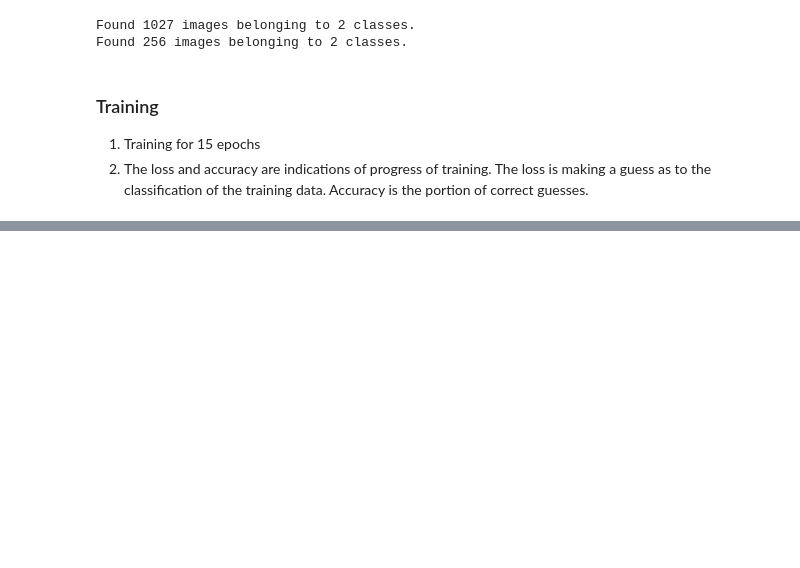
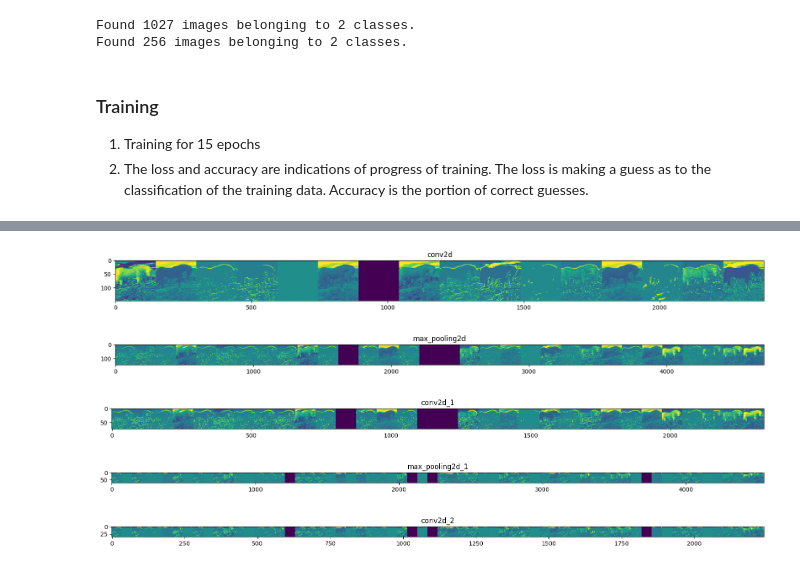
Before and after one commit to ashishbhatti/data-science-portfolio, a Jupyter notebook: nn-from-scratch-python/machine-learning-foundations-google-developers/Lab5.ipynb, the cells around one changed output, grey strips where cells are left out. Saved outputs shown, nothing was run; the diff lists cells and outputs as text; code cells hidden in the pictures; blank space fills up the shorter version.

```diff
--- a/nn-from-scratch-python/machine-learning-foundations-google-developers/Lab5.ipynb
+++ b/nn-from-scratch-python/machine-learning-foundations-google-developers/Lab5.ipynb
@@ -149,7 +149,7 @@ from tensorflow.keras.optimizers import RMSprop
 model.compile(
     loss='binary_crossentropy',
     optimizer=RMSprop(lr=0.001),
-    metrics=['qccuracy']
+    metrics=['accuracy']
 )
 # %% [output]
 WARNING:absl:`lr` is deprecated in Keras optimizer, please use `learning_rate` or use the legacy optimizer, e.g.,tf.keras.optimizers.legacy.RMSprop.
@@ -205,11 +205,11 @@ Found 256 images belonging to 2 classes.
 # Training
 history = model.fit(
     train_generator,
+    validation_data=validation_generator,
     epochs=15,
-    validation_data=validation_generator,
     steps_per_epoch=8,
     validation_steps=8,
-    verbose=2
+    verbose=1
 )
 # %% [output]
 Epoch 1/15
@@ -221,0 +285,62 @@ import
+# %%
+import numpy as np
+import random
+from tensorflow.keras.preprocessing.image import img_to_array, load_img
+
+# Let's define a new model that will take an image as input,
+# and will output intermediate representation for all the layers
+# in the previous model after the first
+
+successive_outputs = [layer.output for layer in model.layers[1:]]
+# print(successive_outputs)
+
+# visualization_model = Model(img_input, successive_outputs)
+visualization_model = tf.keras.models.Model(
+    inputs=model.input,
+    outputs=successive_outputs
+)
+
+# Lets prepare a random input image from the training set
+horse_img_files = [os.path.join(train_horse_dir, f) for f in train_horse_names]
+human_img_files = [os.path.join(train_human_dir, f) for f in train_human_names]
+img_path = random.choice(horse_img_files + human_img_files)
+
+
+img = load_img(img_path, target_size=(300,300))
+x = img_to_array(img)   # Numpy array with shape 300,300,2
+# x.shape
+x = x.reshape((1,)+x.shape)     # Numpy array with shape (1,300,300,3)
+x /= 255                        # Rescale
+
+
+# Running the image through the network, to obtain intermediate representation
+successive_feature_maps = visualization_model.predict(x)
+
+# Extracting names of layers to have them as part of our plot
+layer_names = [layer.name for layer in model.layers]
+
+
+# Displaying the representations
+for layer_name, feature_map in zip(layer_names, successive_feature_maps):
+    if len(feature_map.shape) == 4:
+        # Do it for conv / maxpool layers, not the fully-connected layers
+        n_features = feature_map.shape[-1]         # No of features in feature map
+        size = feature_map.shape[1]                # The feature map has shape (1, size, size, n_features)
+        display_grid = np.zeros((size, size*n_features))   # Tiling the images in a matrix
+        for i in range(n_features):
+            # Postprocess the features to make it visuallu palatable
+            x = feature_map[0, :, :, i]
+            x -= x.mean()
+            x /= x.std()
+            x *= 64
+            x += 128
+            x = np.clip(x, 0, 255).astype('uint8')
+            display_grid[:, i * size : (i+1) * size] = x  # Tiling each filter into a big horizontal grid
+
+        # Displaying the grid
+        scale = 20. / n_features
+        plt.figure(figsize = (scale * n_features, scale))
+        plt.title(layer_name)
+        plt.grid(False)
+        plt.imshow(display_grid, aspect='auto', cmap='viridis')
+# %% [output]
@@ -221,0 +348,5 @@ import
+[figure, added]
+[figure, added]
+[figure, added]
+[figure, added]
+[figure, added]
```
Also changed, not shown: parts of 9 cells of this notebook, 1 other file.
